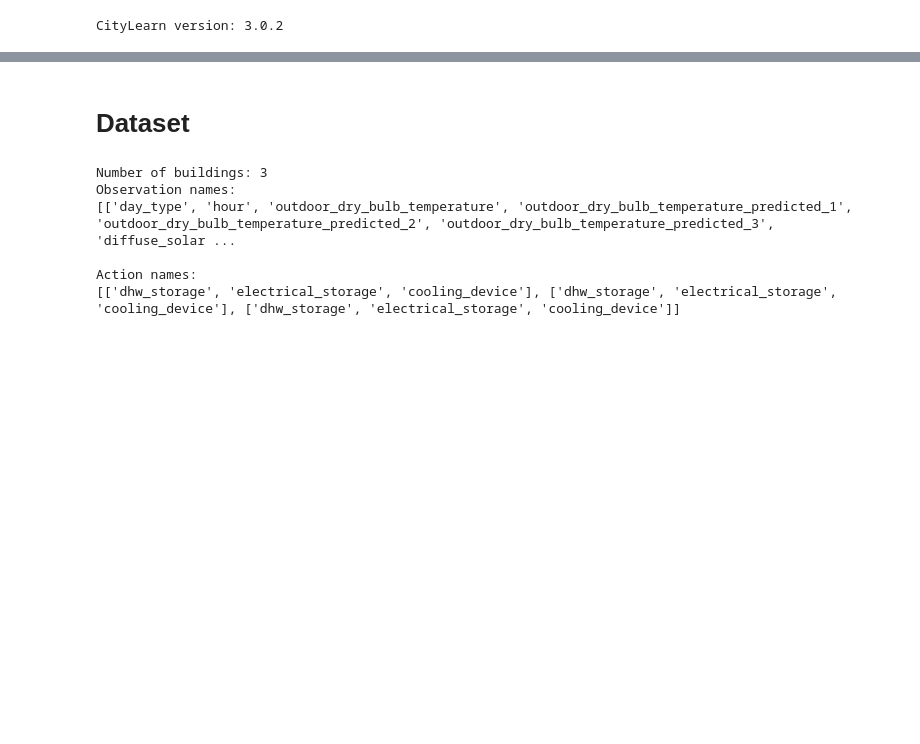
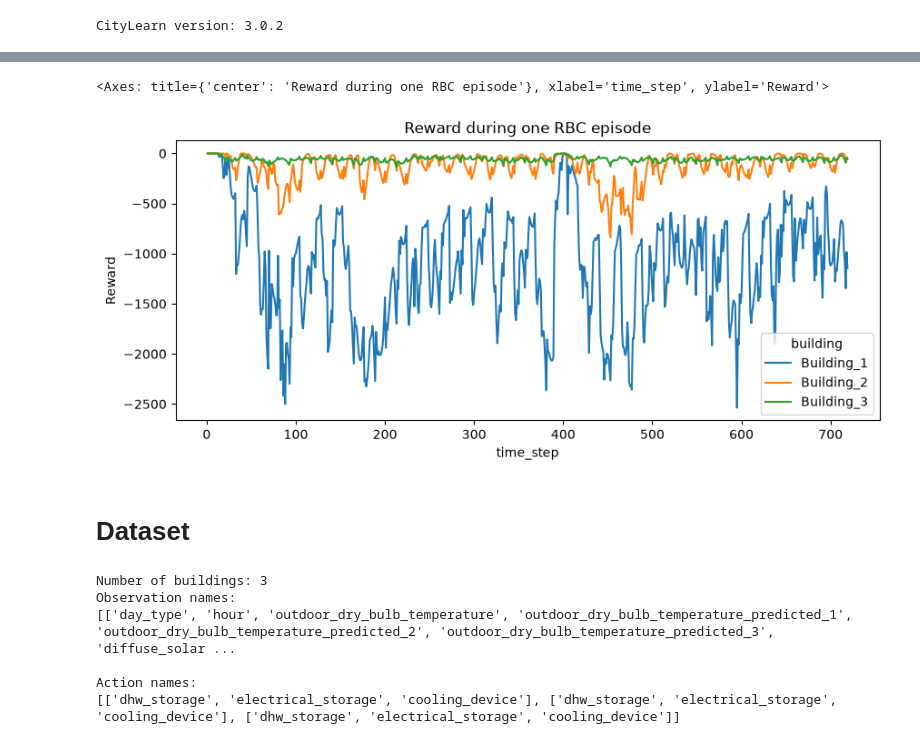
Before and after one commit to tankahxuan/cs5446_project, a Jupyter notebook: notebooks/00_Getting_Started.ipynb, the cells around one changed output, grey strips where cells are left out. Saved outputs shown, nothing was run; the diff lists cells and outputs as text; code cells hidden in the pictures; blank space fills up the shorter version.

```diff
--- a/notebooks/00_Getting_Started.ipynb
+++ b/notebooks/00_Getting_Started.ipynb
@@ -69,0 +177,26 @@ indoor_dry_bulb_temperature_cooling_set_point: 24.44444465637207
+# %%
+env = CityLearnEnv(
+    schema=SCHEMA,
+    central_agent=False,
+    random_seed=42,
+)
+
+agent = BasicRBC(env)
+observations, info = env.reset(seed=42)
+terminated = truncated = False
+
+reward_records = []
+
+while not (terminated or truncated):
+    actions = agent.predict(observations, deterministic=True)
+
+    observations, rewards, terminated, truncated, info = env.step(
+        actions
+    )
+
+    for building, reward in zip(env.buildings, rewards):
+        reward_records.append({
+            "time_step": env.time_step,
+            "building": building.name,
+            "reward": reward,
+        })
@@ -70,3 +243,18 @@ indoor_dry_bulb_temperature_cooling_set_point: 24.44444465637207
+# %%
+reward_history = pd.DataFrame(reward_records)
+
+reward_history.pivot(
+    index="time_step",
+    columns="building",
+    values="reward",
+).plot(
+    figsize=(10, 4),
+    title="Reward during one RBC episode",
+    ylabel="Reward",
+)
+# %% [output]
+<Axes: title={'center': 'Reward during one RBC episode'}, xlabel='time_step', ylabel='Reward'>
+[figure, added]
 # %% [markdown]
 # Dataset
 # %%
```
Also changed, not shown: parts of 22 cells of this notebook, 24 other files.
